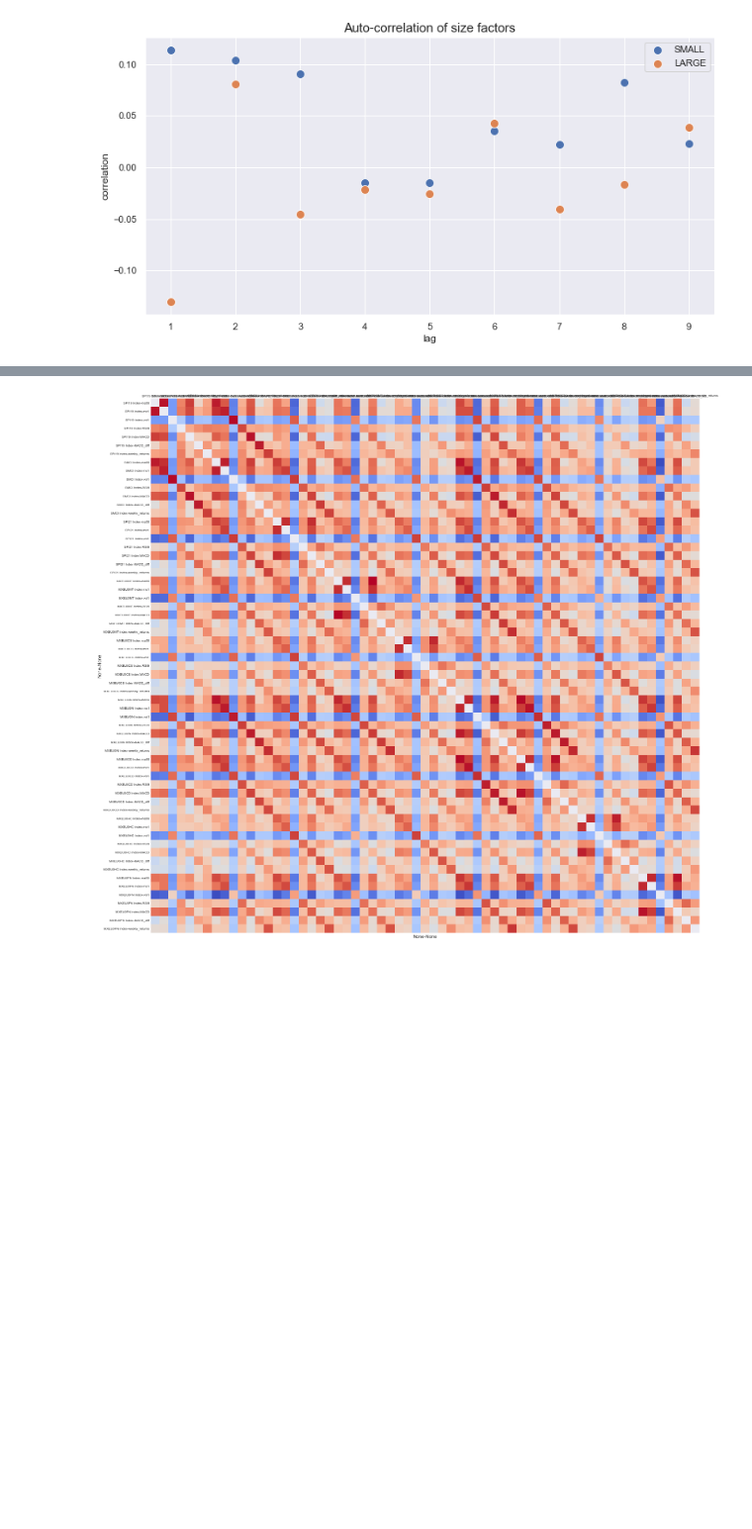
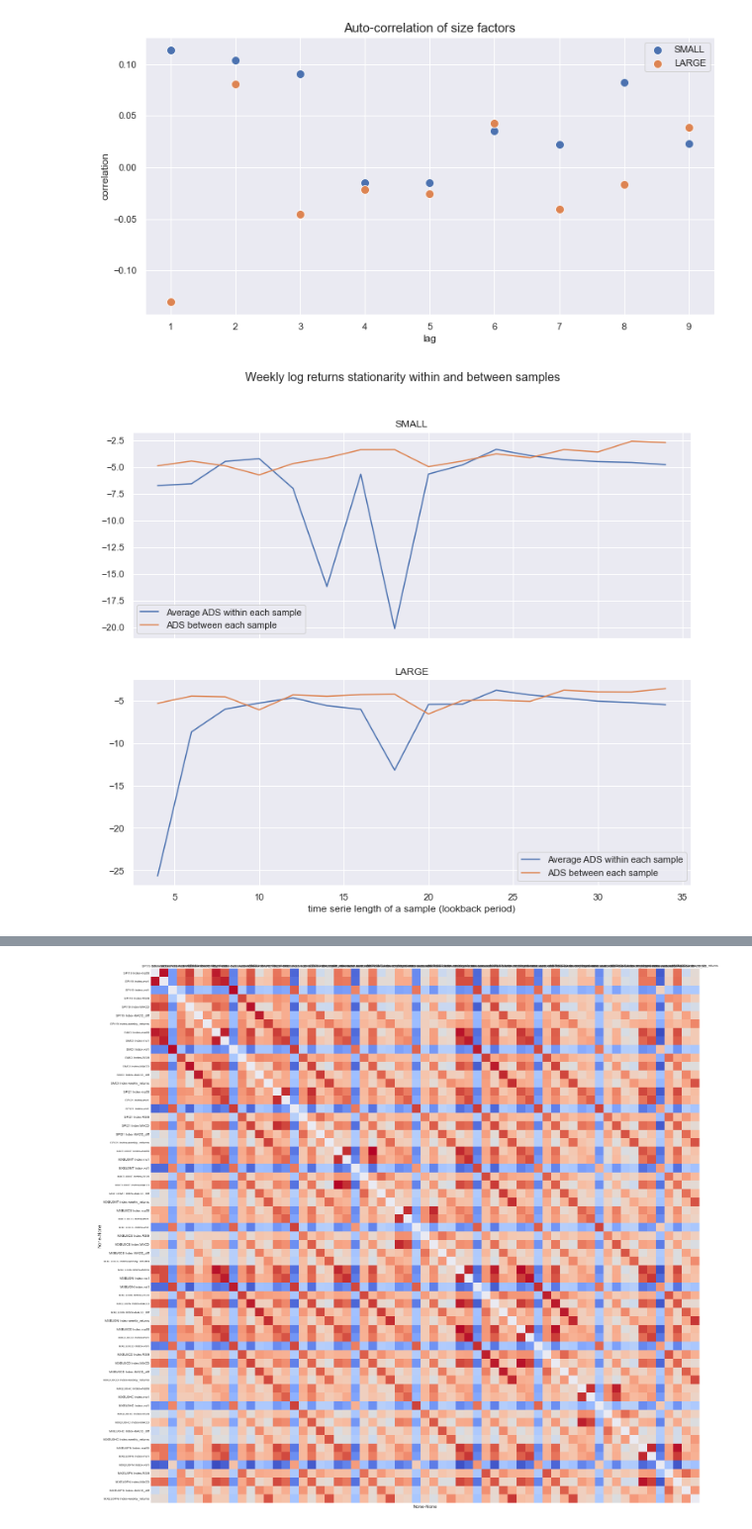
Before and after one commit to lacoupe/BCVS, a Jupyter notebook: SW/size/size.ipynb, the cells around one changed output, grey strips where cells are left out. Shown at 99% size. Cells and saved outputs as stored; diff of their text form; code cells hidden in the pictures; blank space fills up the shorter version.

```diff
--- a/SW/size/size.ipynb
+++ b/SW/size/size.ipynb
@@ -143,3 +143,37 @@ def fast_fracdiff(x, d):
     z2 = tuple(x) + z
     dx = pl.ifft(pl.fft(z1) * pl.fft(z2))
     return np.real(dx[0:T])
+# %%
+df_ads = pd.DataFrame(index=['ADS within each sample', 'ADS between each sample'])
+log_weekly_returns = target_prices.resample('W-FRI').apply(lambda x: np.log(x[-1] / x[0]) / len(x))
+
+if len(d_list) != len(log_weekly_returns.columns):
+    print('erreur')
+
+input_period = 8
+
+ads_input = {}
+ads_mean_input = {}
+input_periods = range(4, 36, 2)
+
+for feature in log_weekly_returns:
+    feature_fdf = log_weekly_returns[feature].loc['2010-01-01':]
+    feature_fdf_normalized = (feature_fdf - feature_fdf.mean()) / feature_fdf.std()
+
+    ads_input[feature] = []
+    ads_mean_input[feature] = []
+    for input_period in input_periods:
+        ads_input[feature].append(feature_fdf_normalized.rolling(input_period).apply(lambda x: adfuller(x)[0]).mean())
+        ads_mean_input[feature].append(adfuller(feature_fdf_normalized.rolling(input_period).mean().dropna())[0])
+
+fig, axs = plt.subplots(2, 1, figsize=(12, 10), sharex=True)
+
+for i, feature in enumerate(log_weekly_returns):
+    sns.lineplot(ax=axs[i], x=input_periods, y=ads_input[feature], label='Average ADS within each sample', dashes=False)
+    sns.lineplot(ax=axs[i], x=input_periods, y=ads_mean_input[feature], label='ADS between each sample', dashes=False)
+    axs[i].set_title(feature)
+plt.xlabel('time serie length of a sample (lookback period)')
+plt.suptitle('Weekly log returns stationarity within and between samples')
+plt.show()
+# %% [output]
+[figure, added]
```
Also changed, not shown: parts of 8 cells of this notebook, 1 other file.
